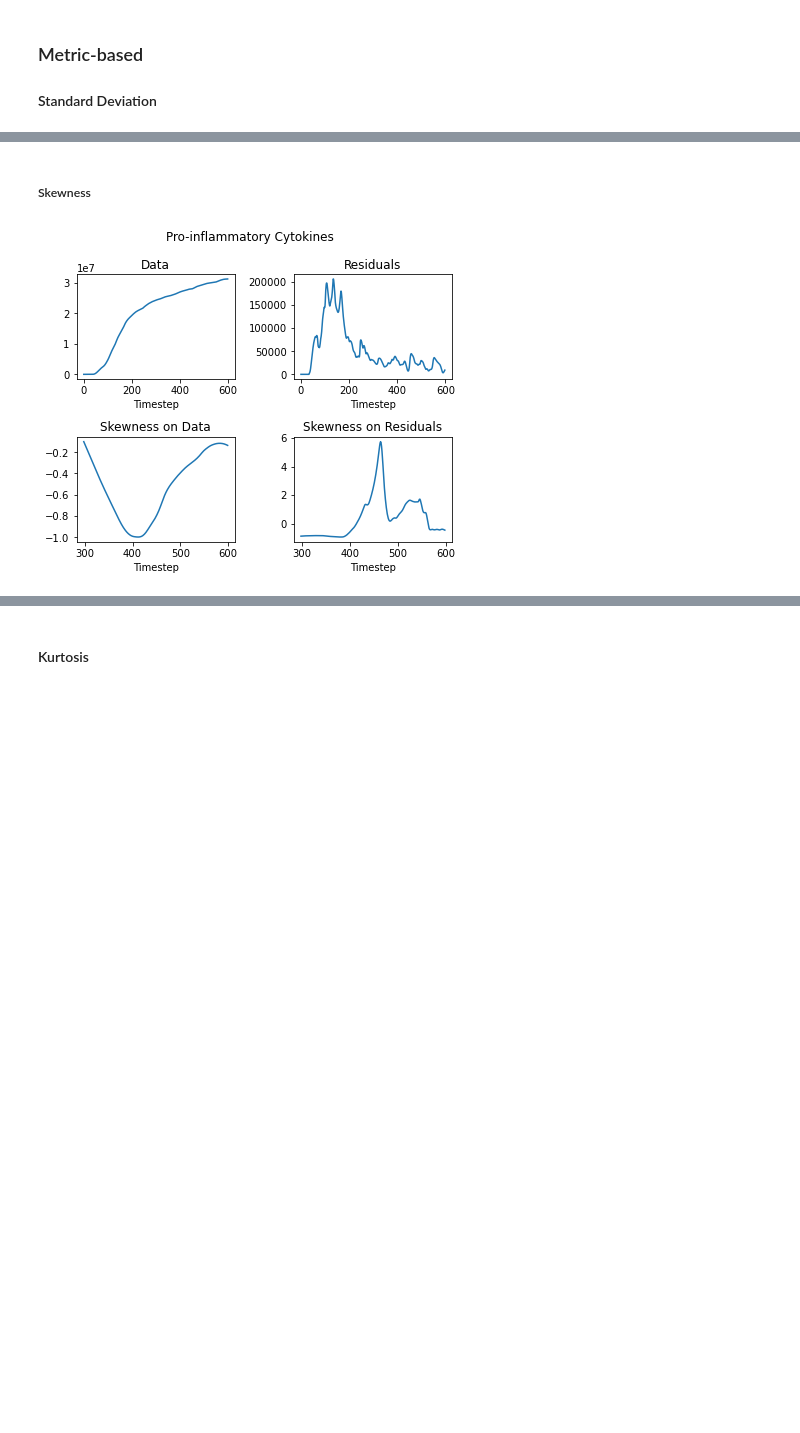
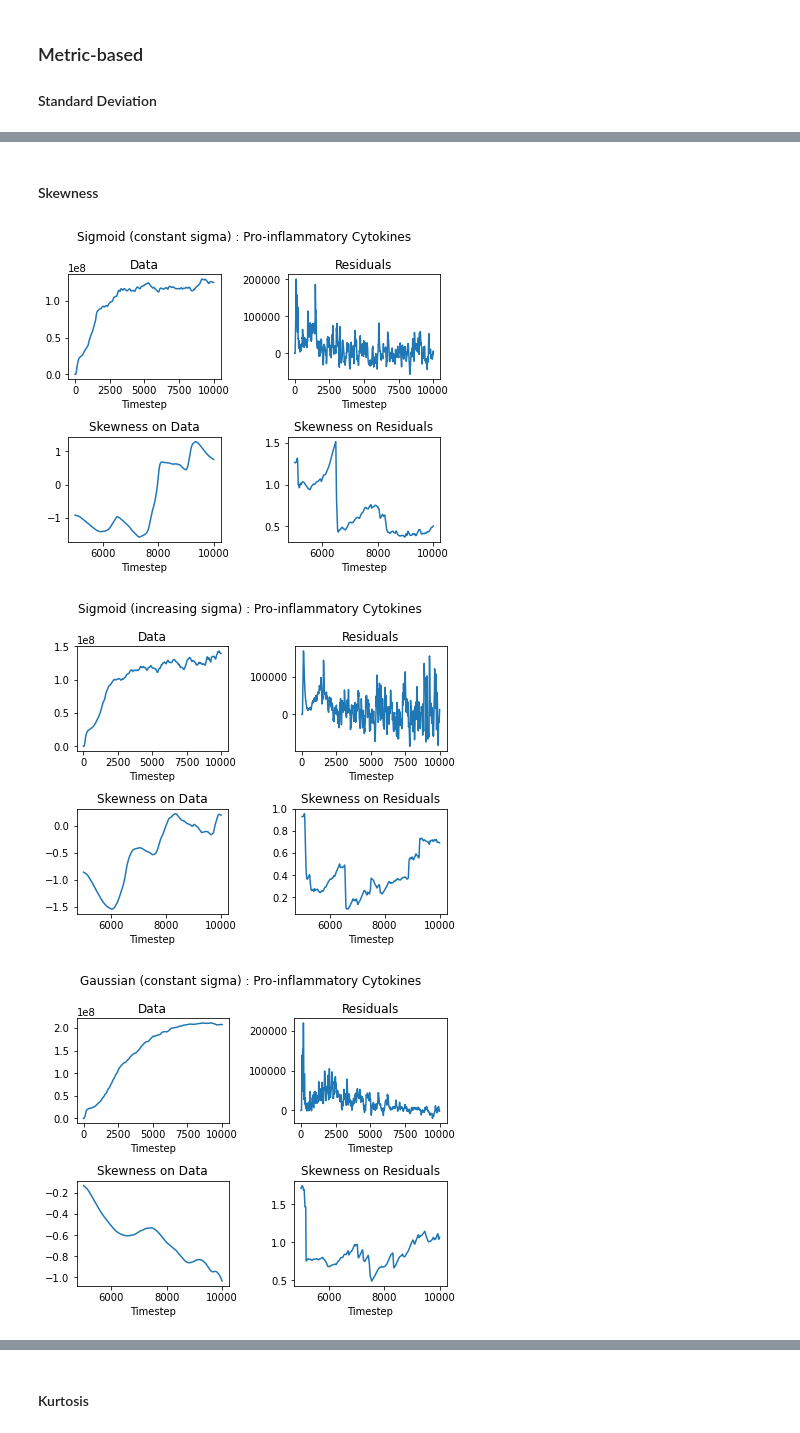
Before and after one commit to UvaCsl/immune-ct, a Jupyter notebook: Part III - EWS.ipynb, the cells around one changed output, grey strips where cells are left out. Saved outputs shown, nothing was run; the diff lists cells and outputs as text; code cells hidden in the pictures; blank space fills up the shorter version.

```diff
--- a/Part III - EWS.ipynb
+++ b/Part III - EWS.ipynb
@@ -38,7 +39,8 @@ noise_type : 1 sigmoid increasing
 noise_type : 2 gaussian constant
 noise_type : 3 gaussian increasing
 # %%
-noise_1, noise_2, noise_3, noise_4 = noise_list[0], noise_list[1], noise_list[2], noise_list[3]
+# noise_1, noise_2, noise_3, noise_4 = noise_list[0], noise_list[1], noise_list[2], noise_list[3]
+noise_names = ['Sigmoid (constant sigma)', 'Sigmoid (increasing sigma)', 'Gaussian (constant sigma)', 'Gaussian (increasing sigma)']
 # %% [markdown]
 ## Early Warning Signals
 
@@ -62,5 +98,5 @@ Index(['N_R', 'AP_Eblood', 'AP_Etissue', 'AP_Eliver', 'AP_Sblood',
 ### Metric-based
 #### Standard Deviation
 # %%
-def do_ews_std(dataset):
-    return dataset.rolling(int(len(diff)/2), center=True).std()
+def do_ews_std(dataset, win_size):
+    return dataset.rolling(int(win_size), center=True).std()
@@ -91,0 +103,9 @@ fig.tight_layout()
+# %%
+for choice in range(4):
+    plot(data=noise[choice],
+         immune='CH',
+         noise_name = noise_names[choice],
+         immune_name = 'Pro-inflammatory Cytokines',
+         method_name = 'STD',
+         method = do_ews_std,
+         win_size = len(noise[choice])/2)
@@ -92,30 +117,18 @@ fig.tight_layout()
 # %% [markdown]
-##### Skewness
+#### Skewness
 # %%
-def do_ews_skew(dataset):
-    return dataset.rolling(int(len(diff)/2)).apply(skew)
+def do_ews_skew(dataset, win_size):
+    return dataset.rolling(int(win_size)).apply(skew)
 # %%
-diff = pd.DataFrame(difference(noise_1.CH[0:600]))
-
-fig, axes = plt.subplots(nrows=2, ncols=2, figsize=(6, 5))
-fig.suptitle('Pro-inflammatory Cytokines')
-
-axes[0,0].plot(noise_1.CH[0:600])
-axes[0,0].set_title("Data")
-axes[0,0].set_xlabel("Timestep")
-
-axes[0,1].plot(diff)
-axes[0,1].set_title("Residuals")
-axes[0,1].set_xlabel("Timestep")
-
-axes[1,0].plot(do_ews_skew(noise_1.CH[0:600]))
-axes[1,0].set_title("Skewness on Data")
-axes[1,0].set_xlabel("Timestep")
-
-axes[1,1].plot(do_ews_kurt(diff))
-axes[1,1].set_title("Skewness on Residuals")
-axes[1,1].set_xlabel("Timestep")
-
-fig.tight_layout()
+for choice in range(4):
+    plot(data=noise[choice],
+         immune='CH',
+         noise_name = noise_names[choice],
+         immune_name = 'Pro-inflammatory Cytokines',
+         method_name = 'Skewness',
+         method = do_ews_skew,
+         win_size = len(noise[choice])/2)
 # %% [output]
-[figure, old version]
+[figure, new version]
+[figure, added]
+[figure, added]
```
Also changed, not shown: parts of 16 cells of this notebook, 4 other files.
